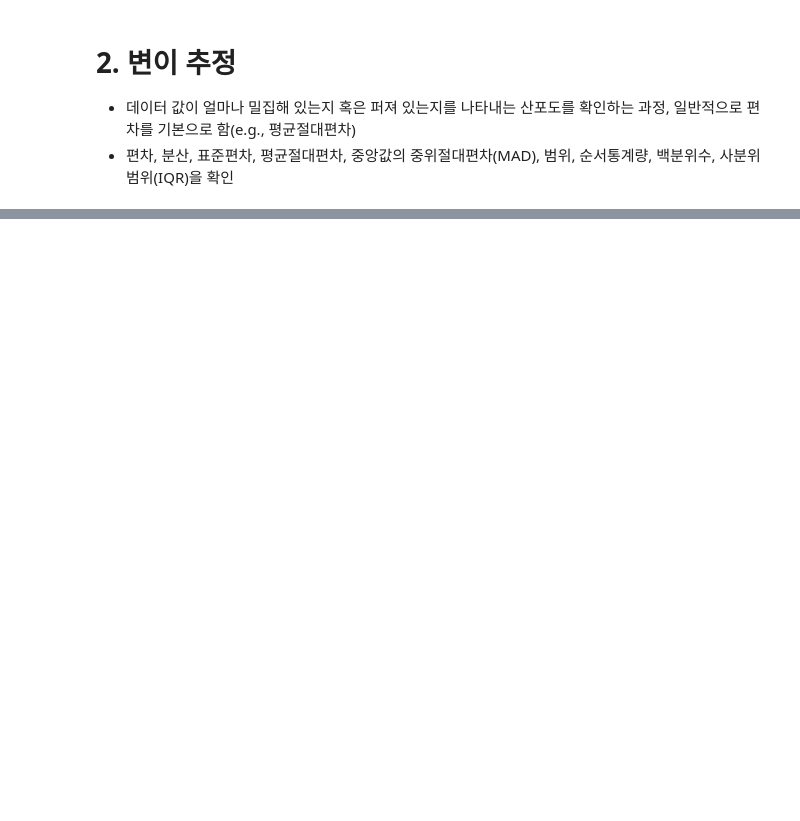
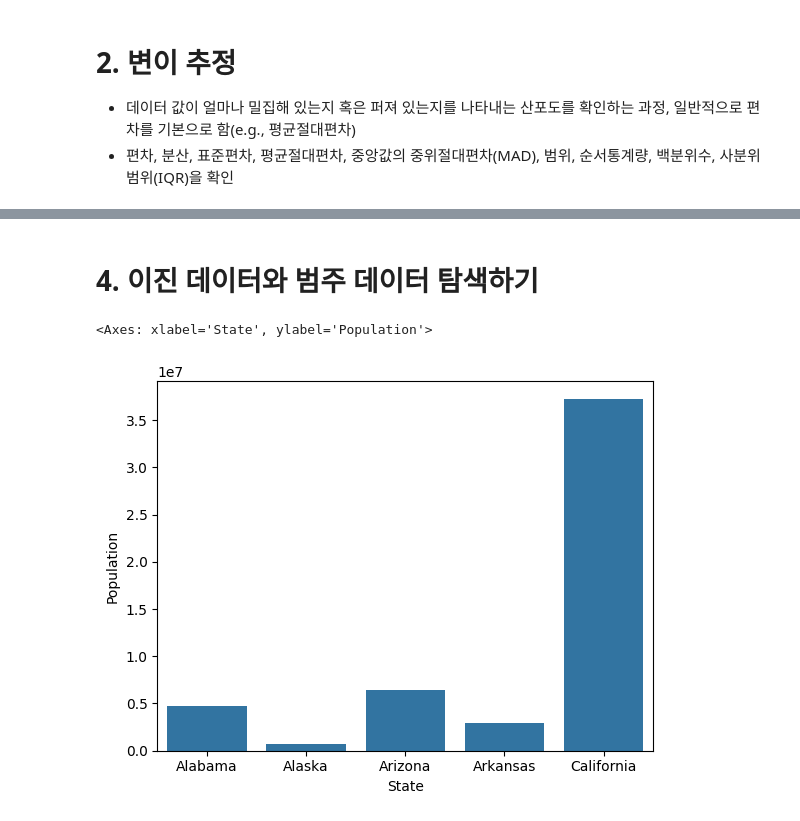
Before and after one commit to PSLeon24/Mathematical_Statistics, a Jupyter notebook: practice/Practice EDA(Exploratory Data Analysis).ipynb, the cells around one changed output, grey strips where cells are left out. Cells and saved outputs as stored; diff of their text form; code cells hidden in the pictures; blank space fills up the shorter version.

```diff
--- a/practice/Practice EDA(Exploratory Data Analysis).ipynb
+++ b/practice/Practice EDA(Exploratory Data Analysis).ipynb
@@ -52,0 +137,8 @@ np.average(df['Murder.Rate'], weights=df['Population'])
+# %% [markdown]
+# 4. 이진 데이터와 범주 데이터 탐색하기
+# %%
+#
+sns.barplot(data = df.head(), x = 'State', y = 'Population')
+# %% [output]
+<Axes: xlabel='State', ylabel='Population'>
+[figure, added]
```
Also changed, not shown: parts of 16 cells of this notebook.
